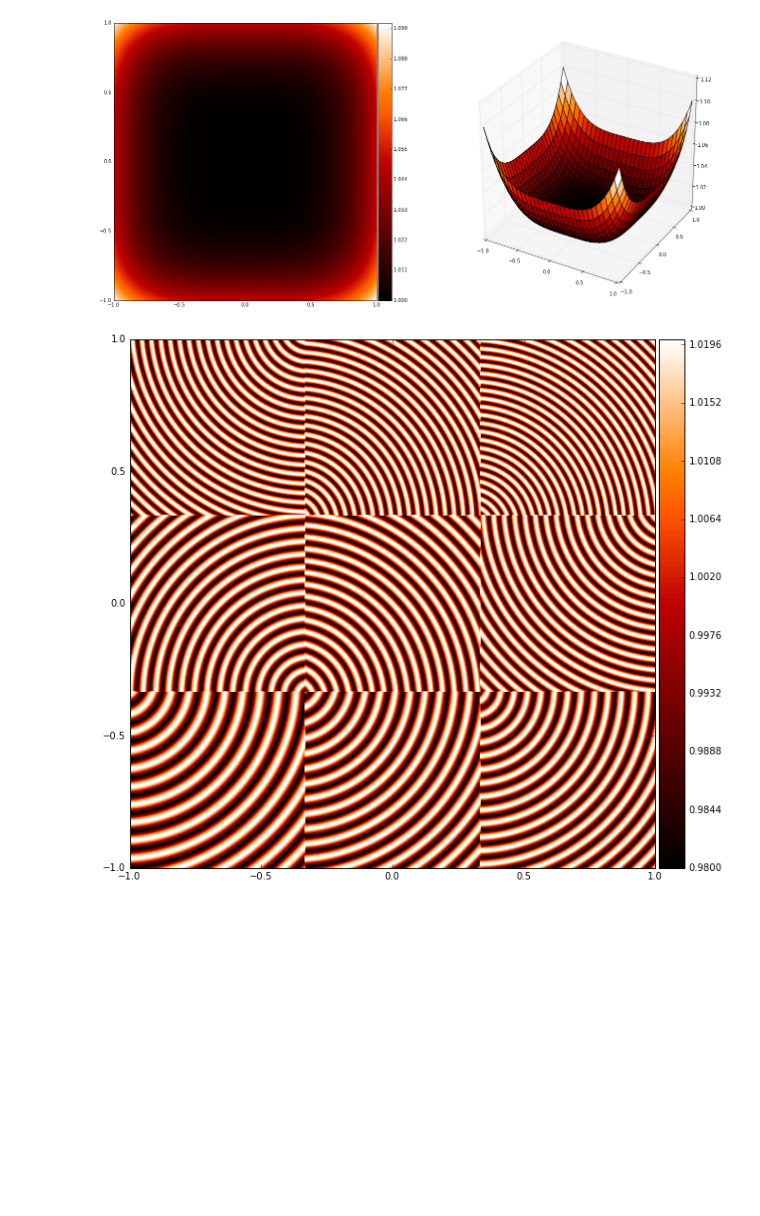
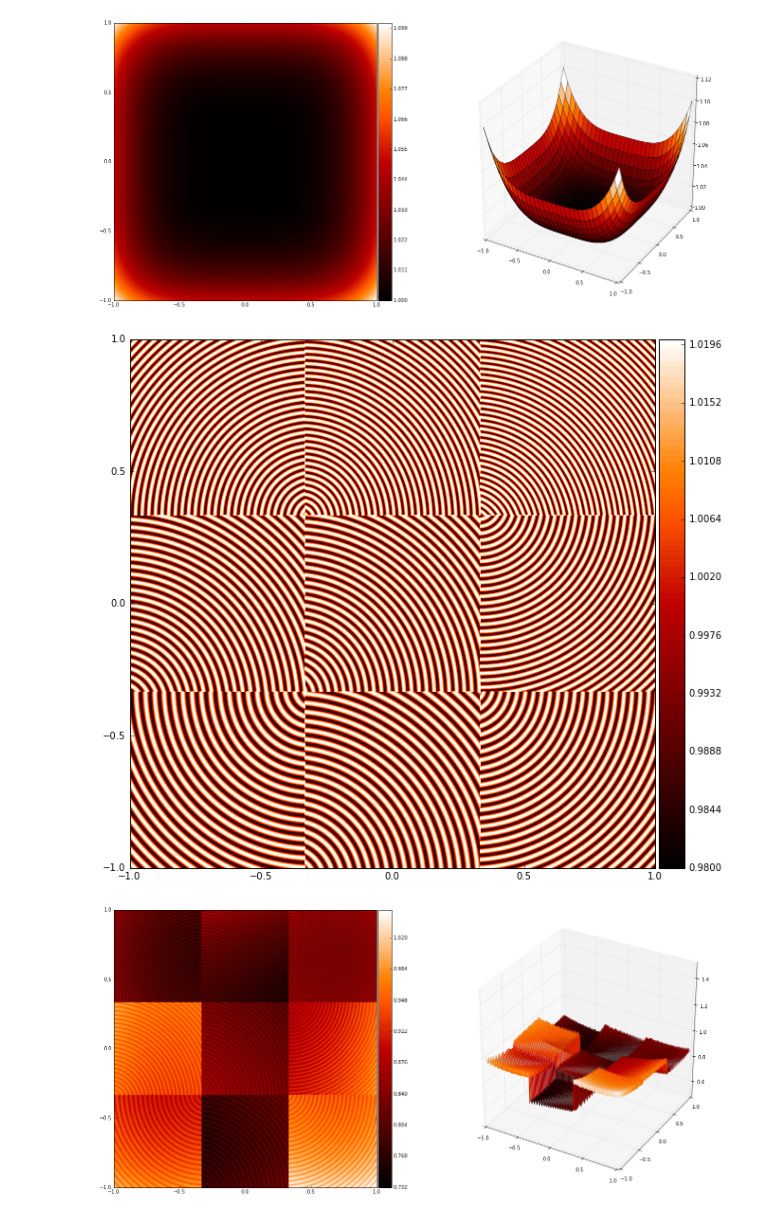
Before and after one commit to lsst-dm/calibration-scripts, a Jupyter notebook: cbp_spots_2D.ipynb, the cells around one changed output. Drawn from its saved outputs; the diff is of its cells as text; code cells hidden in the pictures; blank space fills up the shorter version.

```diff
--- a/cbp_spots_2D.ipynb
+++ b/cbp_spots_2D.ipynb
@@ -125,14 +141,15 @@ ContourAndSurfacePlot(A)
 # Optical distortion in the focal plane. This is not vignetting as that is degenerate with QE.
 # This models the effective angle subtended by pixels as a function of their position on the focal plane.
 S_optical = 1 + (0.05*xx**4) + (0.05*yy**4)
-ContourAndSurfacePlot(S_optical)
+ContourAndSurfacePlot(S_optical, saveas=savePath+'optical_distortion.png')
 # %% [output]
-[figure, old version]
+[figure, new version]
 # %%
 # pixel size variations (e.g. tree rings etc) within a chip
 # and made non-commensurate with all other pitches
 
-frequencies = [31, 37, 41, 43, 47, 53, 59, 61, 67] # list of prime numbers --> non-commensurate frequencies
+# frequencies = [31, 37, 41, 43, 47, 53, 59, 61, 67] # list of prime numbers --> non-commensurate frequencies
+frequencies = [59, 61, 67, 71, 73, 79, 83, 89, 97] # list of prime numbers --> non-commensurate frequencies
 
 S_ccd = np.zeros_like(illum)
 for i in range(N_CCDS_PER_SIDE):
@@ -150,11 +167,12 @@ for i in range(N_CCDS_PER_SIDE):
         # Tile the chips onto the raft
         S_ccd[i*N_PIX_PER_CCD:(i+1)*N_PIX_PER_CCD, j*N_PIX_PER_CCD:(j+1)*N_PIX_PER_CCD] = chip
 
-ContourPlot(S_ccd)
+ContourPlot(S_ccd, n_contours=100, saveas=savePath+'pixel_size_variation.png')
 # %% [output]
-[figure, old version]
+[figure, new version]
 # %%
 # sensitivity allowing for pixel size variation
 calS = S_qe*S_optical*S_ccd
-# measured flat field
-Fb = (1 + i + A)*calS
+ContourAndSurfacePlot(calS, zlim=(0.5,1.5), downsample_factor=10, linewidth=0.01, saveas=savePath+'calS.png')
+# %% [output]
+[figure, added]
```
Also changed, not shown: parts of 15 cells of this notebook.
